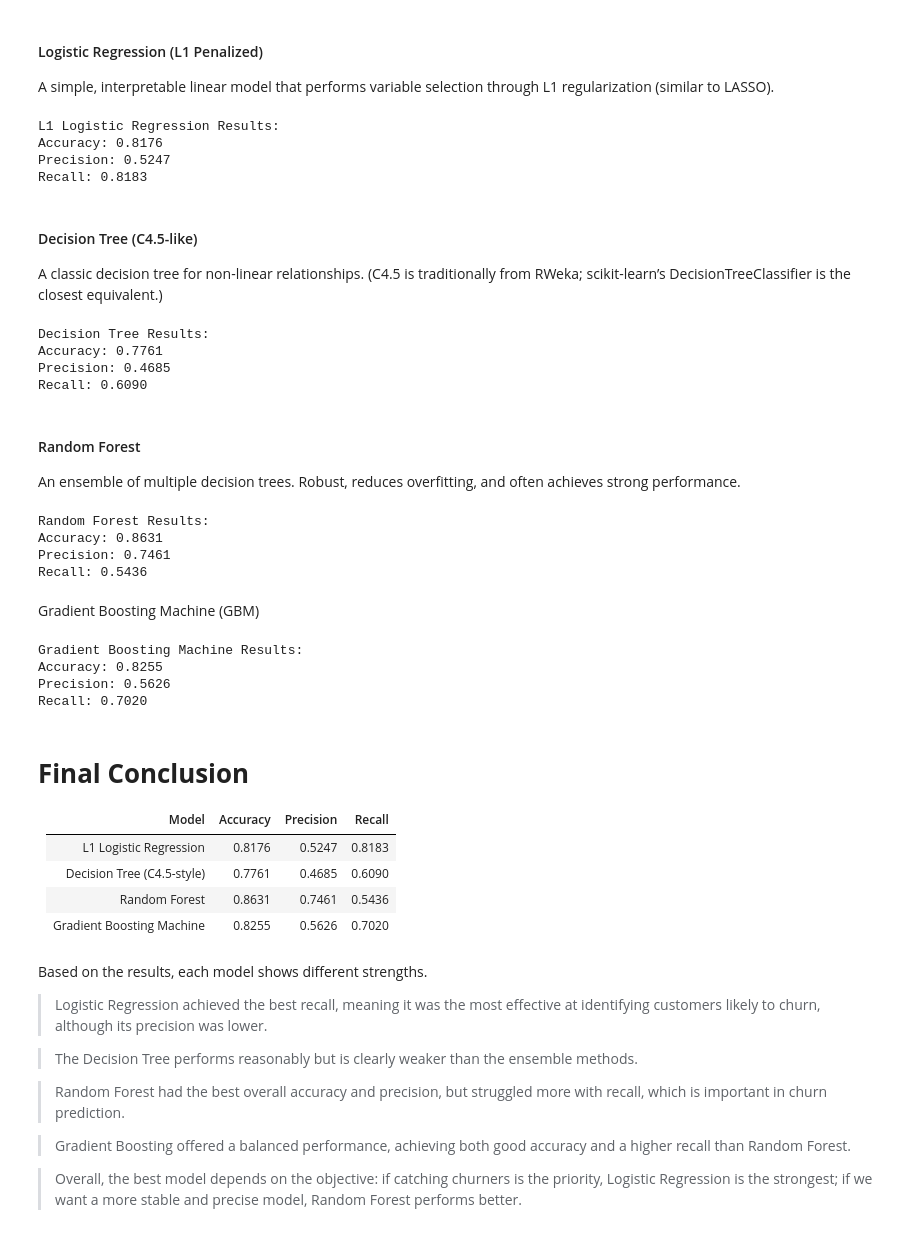
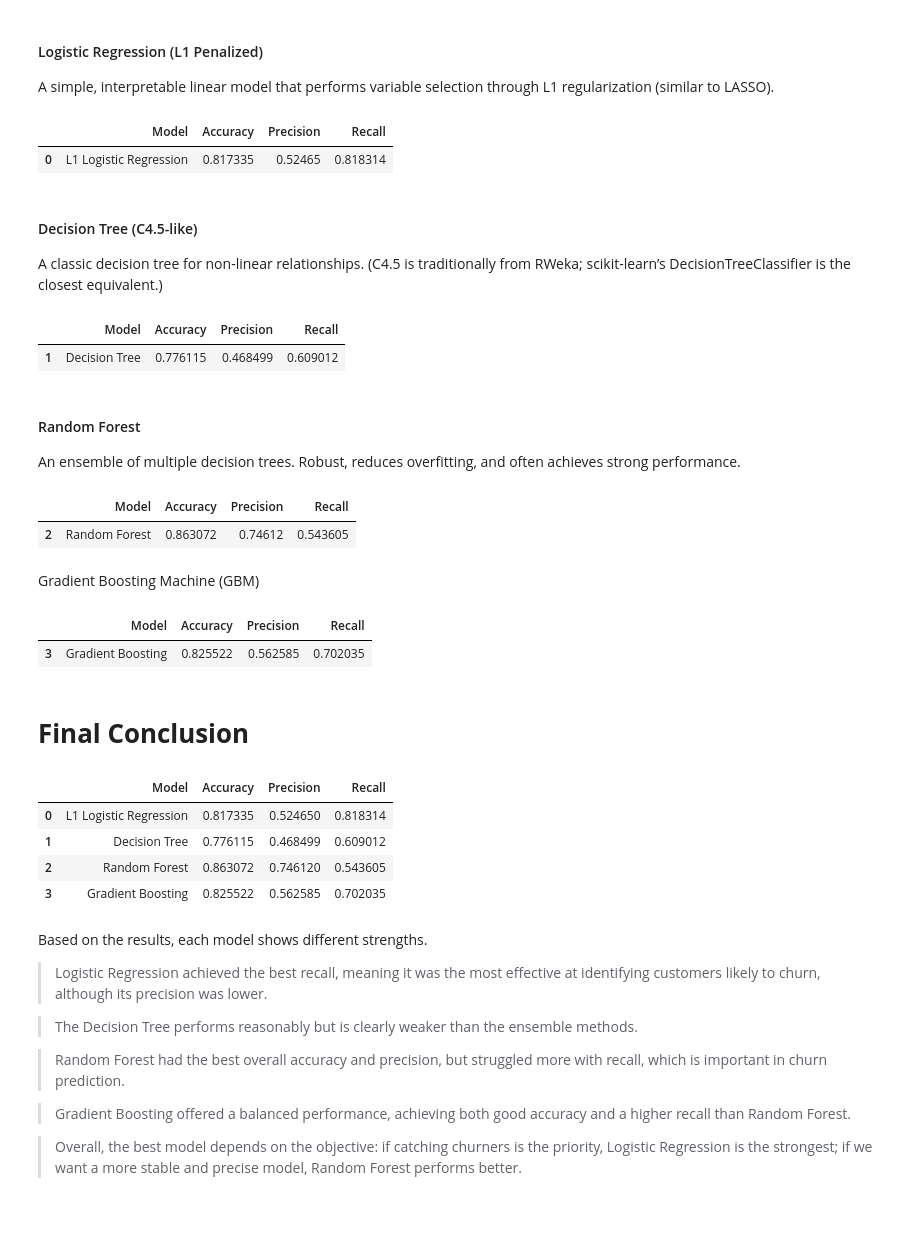
Before and after one commit to paulamrz-c/churn-analytics-project, a Jupyter notebook: notebooks/01_EDA&Modeling.ipynb, the cells around one changed output. Cells and saved outputs as stored; diff of their text form; code cells hidden in the pictures.

```diff
--- a/notebooks/01_EDA&Modeling.ipynb
+++ b/notebooks/01_EDA&Modeling.ipynb
@@ -563,6 +563,7 @@ Yoon, S., Koehler, J., & Ghobarah, A. (2010). Prediction of advertiser churn for
 
 A simple, interpretable linear model that performs variable selection through L1 regularization (similar to LASSO).
 # %%
+results = {"Model": [], "Accuracy": [], "Precision": [], "Recall": []}
 # L1 Logistic Regression
 logreg = LogisticRegression(
     penalty="l1",
@@ -577,15 +578,16 @@ pipeline = Pipeline([
     ('model', logreg)
 ])
 
-print("L1 Logistic Regression Results:")
+results["Model"].append("L1 Logistic Regression")
 for m in ["accuracy", "precision", "recall"]:
     score = cross_val_score(pipeline, X, y, cv=2, scoring=m).mean()
-    print(f"{m.capitalize()}: {score:.4f}")
+    results[m.capitalize()].append(score)
+
+results_df = pd.DataFrame(results)
+results_df[results_df["Model"] == "L1 Logistic Regression"]
 # %% [output]
-L1 Logistic Regression Results:
-Accuracy: 0.8176
-Precision: 0.5247
-Recall: 0.8183
+|  | Model | Accuracy | Precision | Recall |
+| 0 | L1 Logistic Regression | 0.817335 | 0.52465 | 0.818314 |
 # %% [markdown]
 #### Decision Tree (C4.5-like)
 A classic decision tree for non-linear relationships.
@@ -603,15 +605,16 @@ pipeline = Pipeline([
     ('model', tree)
 ])
 
-print("\nDecision Tree Results:")
+results["Model"].append("Decision Tree")
 for m in ["accuracy", "precision", "recall"]:
     score = cross_val_score(pipeline, X, y, cv=2, scoring=m).mean()
-    print(f"{m.capitalize()}: {score:.4f}")
+    results[m.capitalize()].append(score)
+
+results_df = pd.DataFrame(results)
+results_df[results_df["Model"] == "Decision Tree"]
 # %% [output]
-Decision Tree Results:
-Accuracy: 0.7761
-Precision: 0.4685
-Recall: 0.6090
+|  | Model | Accuracy | Precision | Recall |
+| 1 | Decision Tree | 0.776115 | 0.468499 | 0.609012 |
 # %% [markdown]
 #### Random Forest
 An ensemble of multiple decision trees.
@@ -633,15 +636,16 @@ pipeline = Pipeline([
     ('model', rf)
 ])
 
-print("\nRandom Forest Results:")
+results["Model"].append("Random Forest")
 for m in ["accuracy", "precision", "recall"]:
     score = cross_val_score(pipeline, X, y, cv=2, scoring=m).mean()
-    print(f"{m.capitalize()}: {score:.4f}")
+    results[m.capitalize()].append(score)
+
+results_df = pd.DataFrame(results)
+results_df[results_df["Model"] == "Random Forest"]
 # %% [output]
-Random Forest Results:
-Accuracy: 0.8631
-Precision: 0.7461
-Recall: 0.5436
+|  | Model | Accuracy | Precision | Recall |
+| 2 | Random Forest | 0.863072 | 0.74612 | 0.543605 |
 # %% [markdown]
 Gradient Boosting Machine (GBM)
 # %%
@@ -659,24 +663,26 @@ pipeline = Pipeline([
     ('model', gbm)
 ])
 
-print("\nGradient Boosting Machine Results:")
+results["Model"].append("Gradient Boosting")
 for m in ["accuracy", "precision", "recall"]:
     score = cross_val_score(pipeline, X, y, cv=2, scoring=m).mean()
-    print(f"{m.capitalize()}: {score:.4f}")
+    results[m.capitalize()].append(score)
+
+results_df = pd.DataFrame(results)
+results_df[results_df["Model"] == "Gradient Boosting"]
 # %% [output]
-Gradient Boosting Machine Results:
-Accuracy: 0.8255
-Precision: 0.5626
-Recall: 0.7020
+|  | Model | Accuracy | Precision | Recall |
+| 3 | Gradient Boosting | 0.825522 | 0.562585 | 0.702035 |
 # %% [markdown]
 # **Final Conclusion**
-
-| Model                         | Accuracy | Precision | Recall  |
-|------------------------------|----------|-----------|---------|
-| L1 Logistic Regression       | 0.8176   | 0.5247    | 0.8183  |
-| Decision Tree (C4.5-style)  | 0.7761   | 0.4685    | 0.6090  |
-| Random Forest                | 0.8631   | 0.7461    | 0.5436  |
-| Gradient Boosting Machine   | 0.8255   | 0.5626    | 0.7020  |
+# %%
+results_df
+# %% [output]
+|  | Model | Accuracy | Precision | Recall |
+| 0 | L1 Logistic Regression | 0.817335 | 0.524650 | 0.818314 |
+| 1 | Decision Tree | 0.776115 | 0.468499 | 0.609012 |
+| 2 | Random Forest | 0.863072 | 0.746120 | 0.543605 |
+| 3 | Gradient Boosting | 0.825522 | 0.562585 | 0.702035 |
 # %% [markdown]
 Based on the results, each model shows different strengths.
 
```
Also changed, not shown: parts of 4 cells of this notebook.
